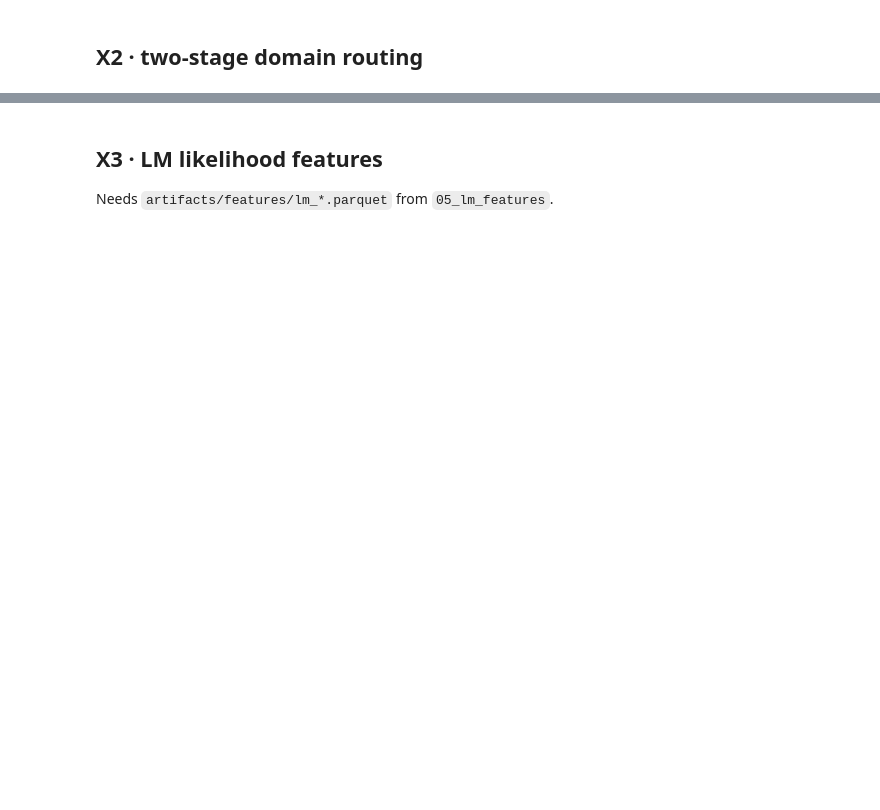
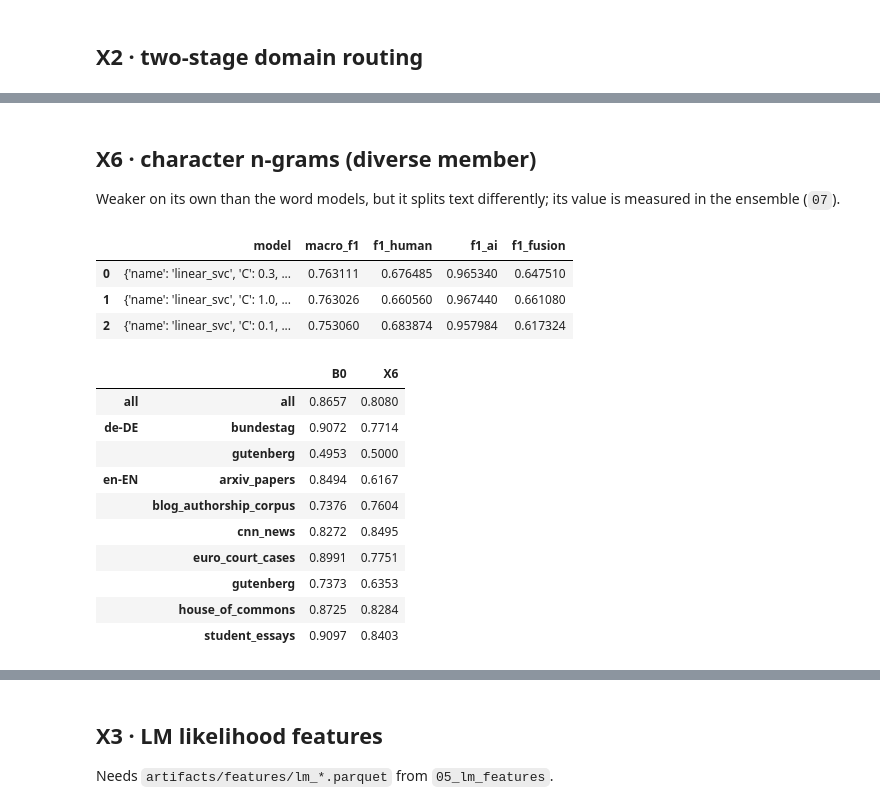
Before and after one commit to kerfmanner/ai-text-detection-hw3-ucu-ai, a Jupyter notebook: notebooks/06_experiments.ipynb, the cells around one changed output, grey strips where cells are left out. Cells and saved outputs as stored; diff of their text form; code cells hidden in the pictures; blank space fills up the shorter version.

```diff
--- a/notebooks/06_experiments.ipynb
+++ b/notebooks/06_experiments.ipynb
@@ -46,0 +129,24 @@ compare(["B0", "X2", "X2g"])
+# %% [markdown]
+## X6 · character n-grams (diverse member)
+
+Weaker on its own than the word models, but it splits text differently; its value is measured in the ensemble (`07`).
+# %%
+grid = tfidf.run_baseline(load_config("char"))
+display(grid[["model", "macro_f1", "f1_human", "f1_ai", "f1_fusion"]])
+compare(["B0", "X6"])
+# %% [output]
+|  | model | macro_f1 | f1_human | f1_ai | f1_fusion |
+| 0 | {'name': 'linear_svc', 'C': 0.3, ... | 0.763111 | 0.676485 | 0.965340 | 0.647510 |
+| 1 | {'name': 'linear_svc', 'C': 1.0, ... | 0.763026 | 0.660560 | 0.967440 | 0.661080 |
+| 2 | {'name': 'linear_svc', 'C': 0.1, ... | 0.753060 | 0.683874 | 0.957984 | 0.617324 |
+|  |  | B0 | X6 |
+| all | all | 0.8657 | 0.8080 |
+| de-DE | bundestag | 0.9072 | 0.7714 |
+|  | gutenberg | 0.4953 | 0.5000 |
+| en-EN | arxiv_papers | 0.8494 | 0.6167 |
+|  | blog_authorship_corpus | 0.7376 | 0.7604 |
+|  | cnn_news | 0.8272 | 0.8495 |
+|  | euro_court_cases | 0.8991 | 0.7751 |
+|  | gutenberg | 0.7373 | 0.6353 |
+|  | house_of_commons | 0.8725 | 0.8284 |
+|  | student_essays | 0.9097 | 0.8403 |
```
Also changed, not shown: parts of 19 cells of this notebook, 31 other files.
